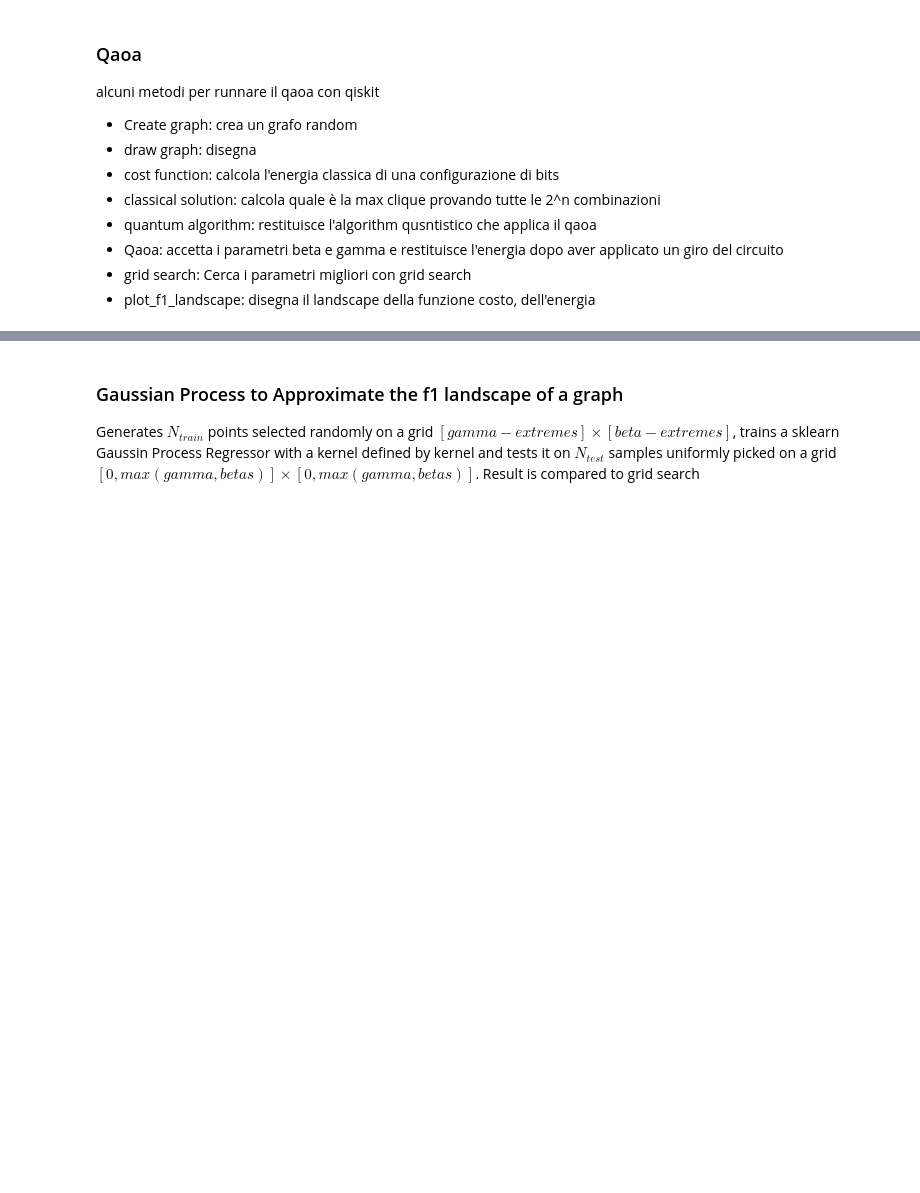
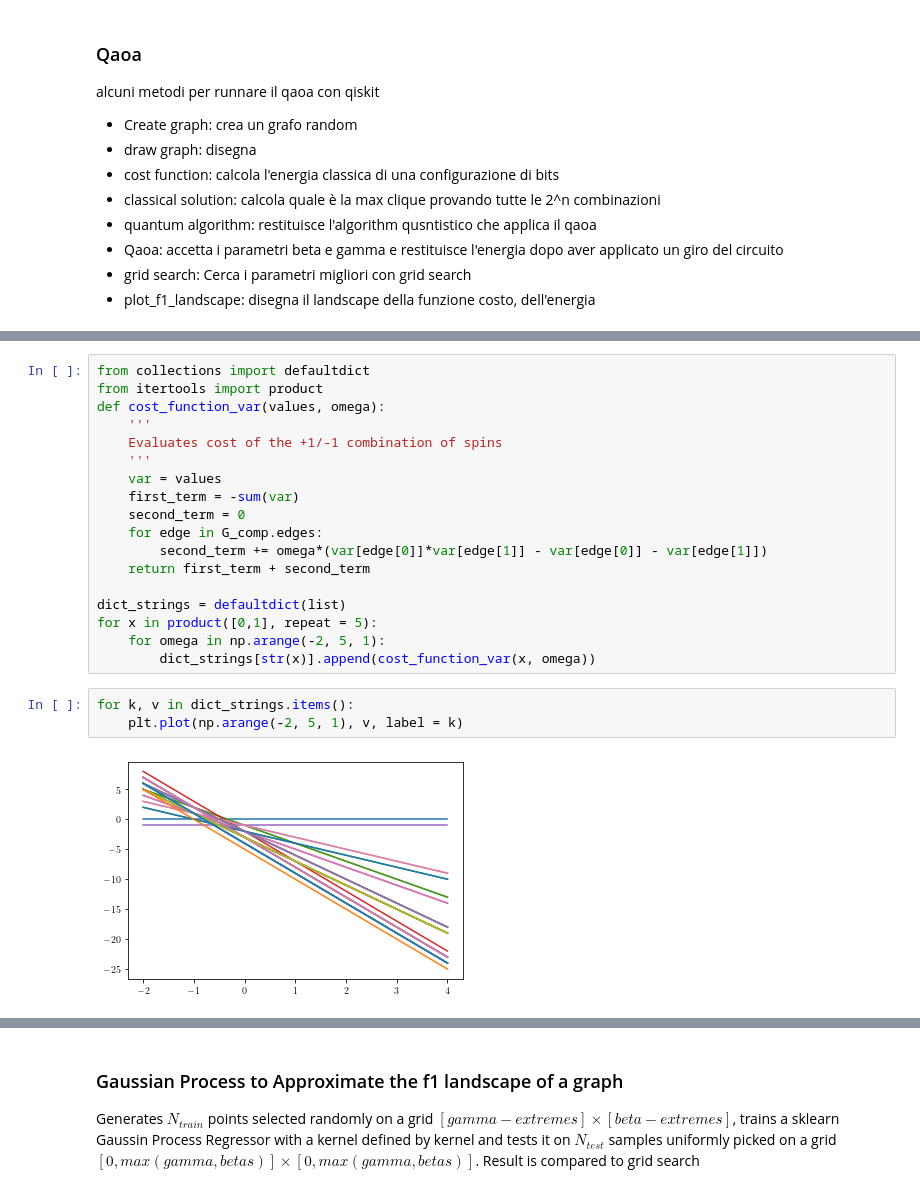
Before and after one commit to etignoneleitha/ifabquantum, a Jupyter notebook: notebooks/QAOA-Bayes.ipynb, the cells around one changed output, grey strips where cells are left out. Drawn from its saved outputs; the diff is of its cells as text; blank space fills up the shorter version.

```diff
--- a/notebooks/QAOA-Bayes.ipynb
+++ b/notebooks/QAOA-Bayes.ipynb
@@ -299,3 +301,26 @@ draw_graph(G)
+# %%
+from collections import defaultdict
+from itertools import product
+def cost_function_var(values, omega):
+    '''
+    Evaluates cost of the +1/-1 combination of spins
+    '''
+    var = values
+    first_term = -sum(var)
+    second_term = 0
+    for edge in G_comp.edges:
+        second_term += omega*(var[edge[0]]*var[edge[1]] - var[edge[0]] - var[edge[1]])
+    return first_term + second_term
+
+dict_strings = defaultdict(list)
+for x in product([0,1], repeat = 5):
+    for omega in np.arange(-2, 5, 1):
+        dict_strings[str(x)].append(cost_function_var(x, omega))
+# %%
+for k, v in dict_strings.items():
+    plt.plot(np.arange(-2, 5, 1), v, label = k)
+# %% [output]
+[figure, added]
 # %%
 classical_solution()
 # %% [output]
```
Also changed, not shown: parts of 10 cells of this notebook.
